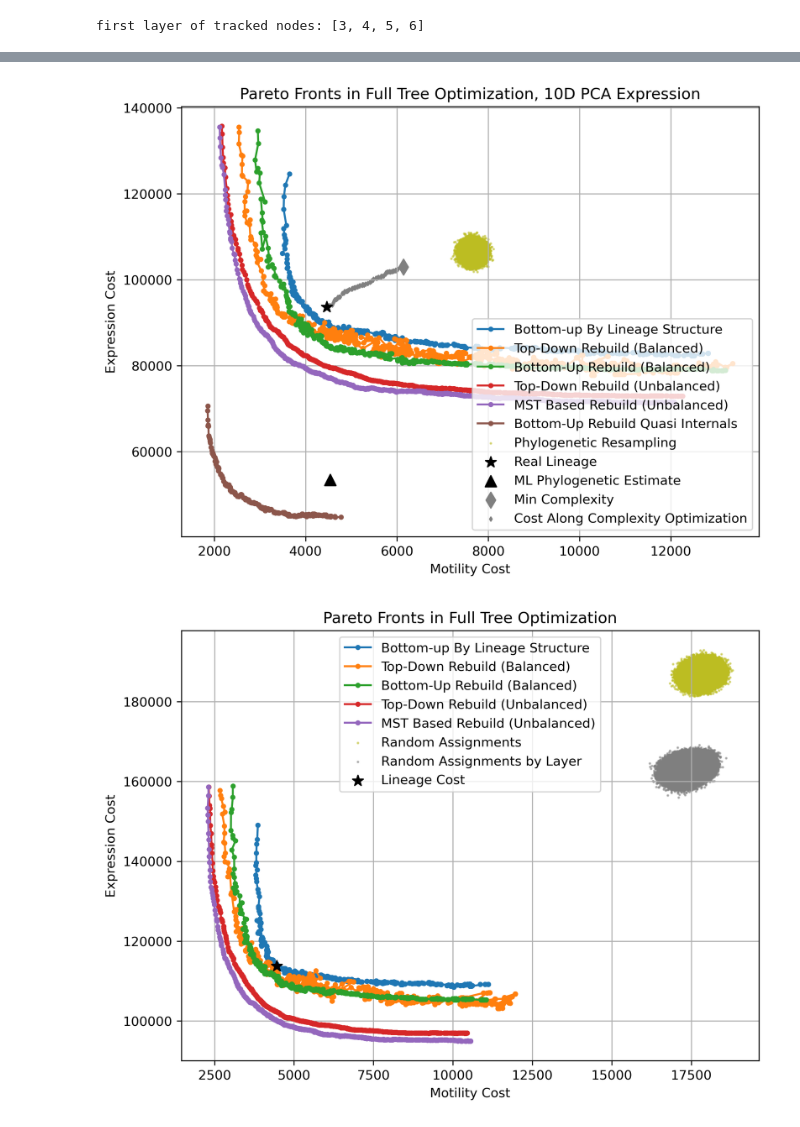
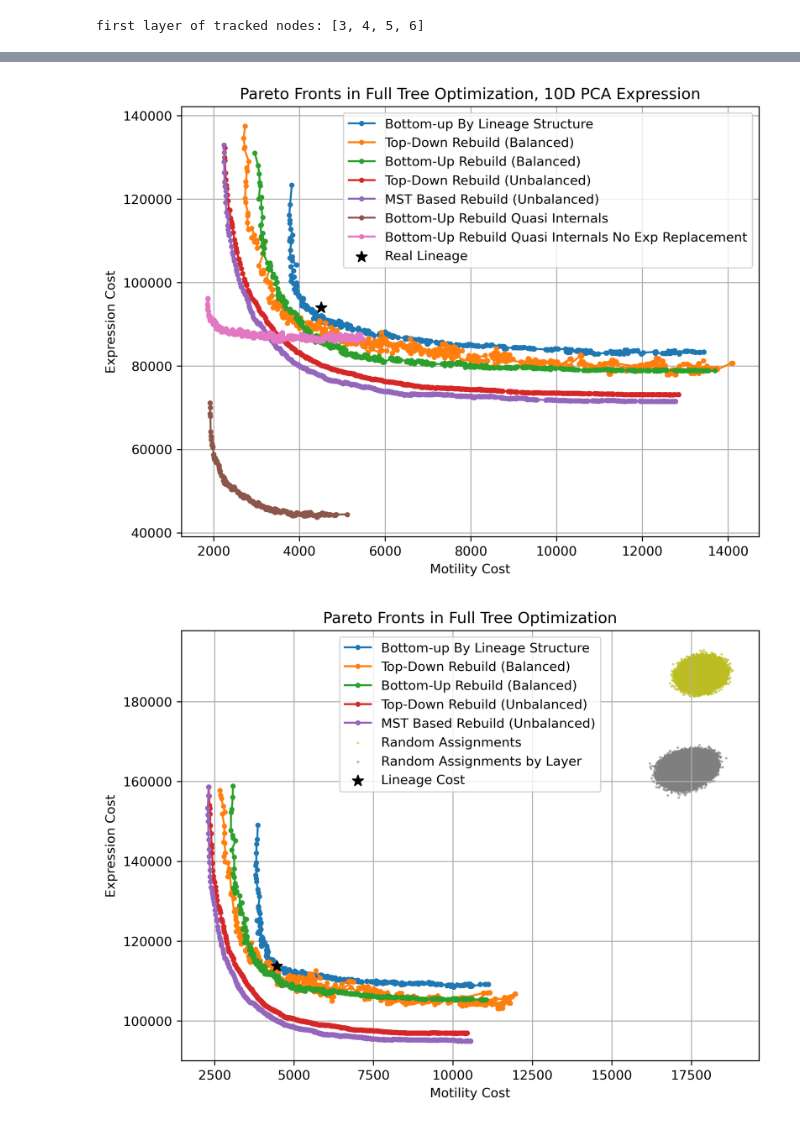
Before and after one commit to IcyFermion/embryogenesis, a Jupyter notebook: pareto_core.ipynb, the cells around one changed output, grey strips where cells are left out. Cells and saved outputs as stored; diff of their text form; code cells hidden in the pictures.

```diff
--- a/pareto_core.ipynb
+++ b/pareto_core.ipynb
@@ -19,8 +19,8 @@ lineage_exp_df = pd.read_csv("data/protein/aggregated_all/s3_pca_10d.csv", index
 lineage_exp_df = lineage_exp_df.fillna(0)
 # binarize lineage_exp_df, making every value > 3.2 as 1, otherwise 0
 # lineage_exp_df = (lineage_exp_df > 3.2).astype(int)
-tracking_df_all = pd.read_csv("./data/embryo2/tracks.txt", sep="\t")
-tracking_time_cutoff = 247
+tracking_df_all = pd.read_csv("./data/embryo1/tracks.txt", sep="\t")
+tracking_time_cutoff = 255
 tracking_scale = 0.1625
 tracking_df = tracking_df_all.loc[tracking_df_all["t"] <= tracking_time_cutoff]
 untracked_nodes = ["P0", "AB", "P1"]
@@ -215,7 +222,7 @@ lineage_xyz_mat = lineage_xyz_df.loc[common_lineages].values
 lineage_exp_mat = lineage_exp_df.loc[common_lineages].values
 # %%
 first_layer = [(3,2), (4,2), (5,2), (6,2)]
-# first_layer = [(5,2)]
+first_layer = [(3,2), (4,2)]
 
 opt = LineageOptimization(
     lineage_xyz_mat,
@@ -225,4 +232,6 @@ opt = LineageOptimization(
     lineage_names=common_lineages,
     lineage_type_code_dict=complexity_code_dict,
     exp_norm=2)
+
+print(len(opt.terminal_tree_ids), len(set([opt.lineage_names[opt.lineage_tree.lineage_id_mapping[id]] for id in opt.terminal_tree_ids]).intersection(set(terminal_nodes))))
 # %% [output]
@@ -320,0 +405,26 @@ Error:
+# %%
+pf_colors = ["#FFE54C", "#FFCA4D", "#FFB84D", "#FF8C42", "#D35400"]
+random_colors = ["#4ECDC4", "#45B7D1", "#5D9CEC", "#7B68EE", "#9B59B6"]
+complexity_color = "#C0C0C0"
+
+colors = sns.color_palette(n_colors=10)
+plt.figure(figsize=(8, 6))
+plt.style.use('dark_background')
+plt.plot(pareto_xyz_cost_list_by_layer, pareto_exp_cost_list_by_layer, color=pf_colors[0], marker='o', linestyle='-',  markersize=3, label='Bottom-up By Lineage Structure')
+plt.plot(pareto_xyz_cost_list_paired_bottom_up_rebuild, pareto_exp_cost_list_paired_bottom_up_rebuild, color="white", marker='o', linestyle='-', markersize=3, label='Bottom-Up Rebuild (Balanced)')
+# plt.plot(pareto_xyz_cost_list_top_down_rebuild, pareto_exp_cost_list_top_down_rebuild, marker='o', color=pf_colors[2], linestyle='-',  markersize=3, label='Top-Down Rebuild (Unbalanced)')
+# plt.plot(pareto_xyz_cost_list_terminal_only_kd_internal_no_replacement, pareto_exp_cost_list_terminal_only_kd_internal_no_replacement, color=pf_colors[3], marker='o', linestyle='-', markersize=3, label='Bottom-Up Rebuild Quasi Internals No Exp Replacement')
+# plt.plot(pareto_xyz_cost_list_terminal_only_kd_internal, pareto_exp_cost_list_terminal_only_kd_internal, marker='o', color=pf_colors[4], linestyle='-', markersize=3, label='Bottom-Up Rebuild Quasi Internals')
+plt.scatter(phylogeny_sample_xyz_cost, phylogeny_sample_exp_cost, alpha=0.5, s=1, color=random_colors[3], label='Phylogenetic Resampling')
+# plt.scatter(phylogeny_mean_xyz_cost, phylogeny_mean_exp_cost, color='white', marker='^', label='ML Phylogenetic Estimate', zorder=99, s=75)
+plt.scatter(random_xyz_by_1st_cousins, random_exp_by_1st_cousins, alpha=0.5, s=1, color=random_colors[0], label='1st Cousin Shuffle')
+plt.scatter(random_xyz_by_2nd_cousins, random_exp_by_2nd_cousins, alpha=0.5, s=1, color="#FF8C42", label='2nd Cousin Shuffle')
+plt.scatter(random_xyz_by_3rd_cousins, random_exp_by_3rd_cousins, alpha=0.5, s=1, color=random_colors[2], label='3rd Cousin Shuffle')
+plt.scatter(random_xyz_by_layer, random_exp_by_layer, alpha=0.5, s=1, color=random_colors[4], label='By Layer Shuffle')
+# plt.scatter(min_complexity_xyz_cost, min_complexity_exp_cost, color=complexity_color, marker='d', label='Min Complexity', zorder=99, s=75)
+# plt.scatter(xyz_cost_complexity_optimization, exp_cost_complexity_optimization, color=complexity_color, marker='d', label='Cost Along Complexity Optimization', s=5)
+plt.scatter(opt.lineage_xyz_cost, opt.lineage_exp_cost, color='red', marker='*', label='Real Lineage', zorder=99, s=75)
+plt.grid(False)
+plt.xlabel('Motility Cost')
+plt.ylabel('Expression Cost')
+plt.show()
@@ -321,22 +433,23 @@ Error:
 # %%
 colors = sns.color_palette(n_colors=10)
 plt.figure(figsize=(8, 6))
 plt.plot(pareto_xyz_cost_list_by_layer, pareto_exp_cost_list_by_layer, marker='o', linestyle='-',  markersize=3, label='Bottom-up By Lineage Structure')
 plt.plot(pareto_xyz_cost_list_top_down_rebuild_depth_cutoff, pareto_exp_cost_list_top_down_rebuild_depth_cutoff, marker='o', linestyle='-', markersize=3, label='Top-Down Rebuild (Balanced)')
 plt.plot(pareto_xyz_cost_list_paired_bottom_up_rebuild, pareto_exp_cost_list_paired_bottom_up_rebuild, marker='o', linestyle='-', markersize=3, label='Bottom-Up Rebuild (Balanced)')
 plt.plot(pareto_xyz_cost_list_top_down_rebuild, pareto_exp_cost_list_top_down_rebuild, marker='o', linestyle='-',  markersize=3, label='Top-Down Rebuild (Unbalanced)')
 plt.plot(pareto_xyz_cost_list_mst, pareto_exp_cost_list_mst, marker='o', linestyle='-',  markersize=3, label='MST Based Rebuild (Unbalanced)')
 plt.plot(pareto_xyz_cost_list_terminal_only_kd_internal, pareto_exp_cost_list_terminal_only_kd_internal, marker='o', linestyle='-', markersize=3, label='Bottom-Up Rebuild Quasi Internals')
-plt.scatter(phylogeny_sample_xyz_cost, phylogeny_sample_exp_cost, alpha=0.5, s=1, color=colors[8], label='Phylogenetic Resampling')
+plt.plot(pareto_xyz_cost_list_terminal_only_kd_internal_no_exp_replacement, pareto_exp_cost_list_terminal_only_kd_internal_no_exp_replacement, marker='o', linestyle='-', markersize=3, label='Bottom-Up Rebuild Quasi Internals No Exp Replacement')
+# plt.scatter(phylogeny_sample_xyz_cost, phylogeny_sample_exp_cost, alpha=0.5, s=1, color=colors[8], label='Phylogenetic Resampling')
 plt.scatter(opt.lineage_xyz_cost, opt.lineage_exp_cost, color='black', marker='*', label='Real Lineage', zorder=99, s=75)
-plt.scatter(phylogeny_mean_xyz_cost, phylogeny_mean_exp_cost, color='black', marker='^', label='ML Phylogenetic Estimate', zorder=99, s=75)
-plt.scatter(min_complexity_xyz_cost, min_complexity_exp_cost, color='grey', marker='d', label='Min Complexity', zorder=99, s=75)
-plt.scatter(xyz_cost_complexity_optimization, exp_cost_complexity_optimization, color='grey', marker='d', label='Cost Along Complexity Optimization', s=5)
+# plt.scatter(phylogeny_mean_xyz_cost, phylogeny_mean_exp_cost, color='black', marker='^', label='ML Phylogenetic Estimate', zorder=99, s=75)
+# plt.scatter(min_complexity_xyz_cost, min_complexity_exp_cost, color='grey', marker='d', label='Min Complexity', zorder=99, s=75)
+# plt.scatter(xyz_cost_complexity_optimization, exp_cost_complexity_optimization, color='grey', marker='d', label='Cost Along Complexity Optimization', s=5)
 plt.xlabel('Motility Cost')
 plt.ylabel('Expression Cost')
 plt.title(f'Pareto Fronts in Full Tree Optimization, 10D PCA Expression')
 plt.grid(True)
 plt.legend()
 plt.show()
 # %% [output]
-[figure, old version]
+[figure, new version]
```
Also changed, not shown: parts of 18 cells of this notebook, 4 other files.
